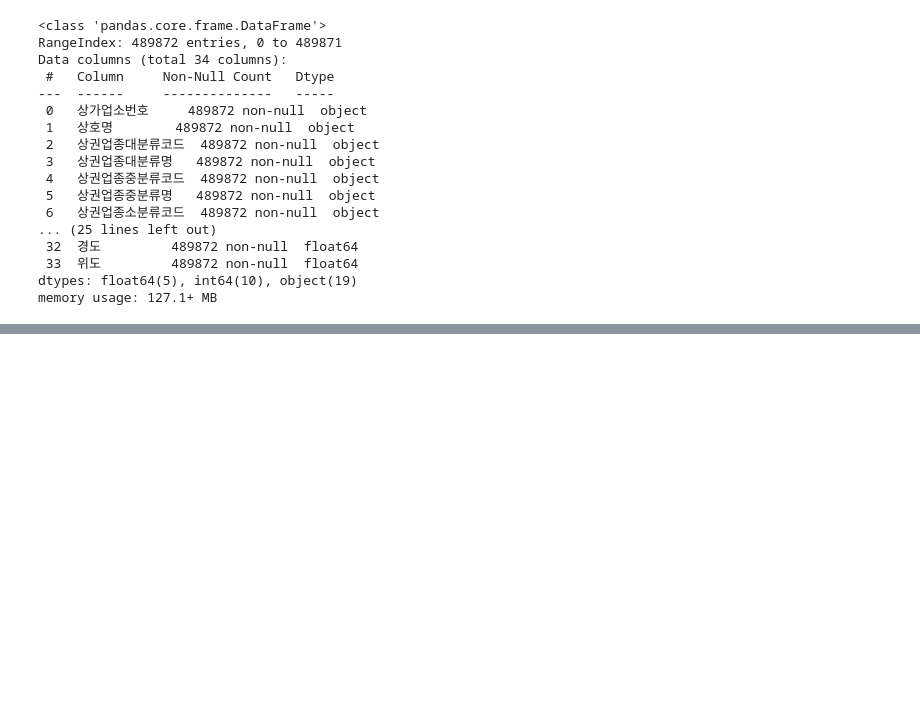
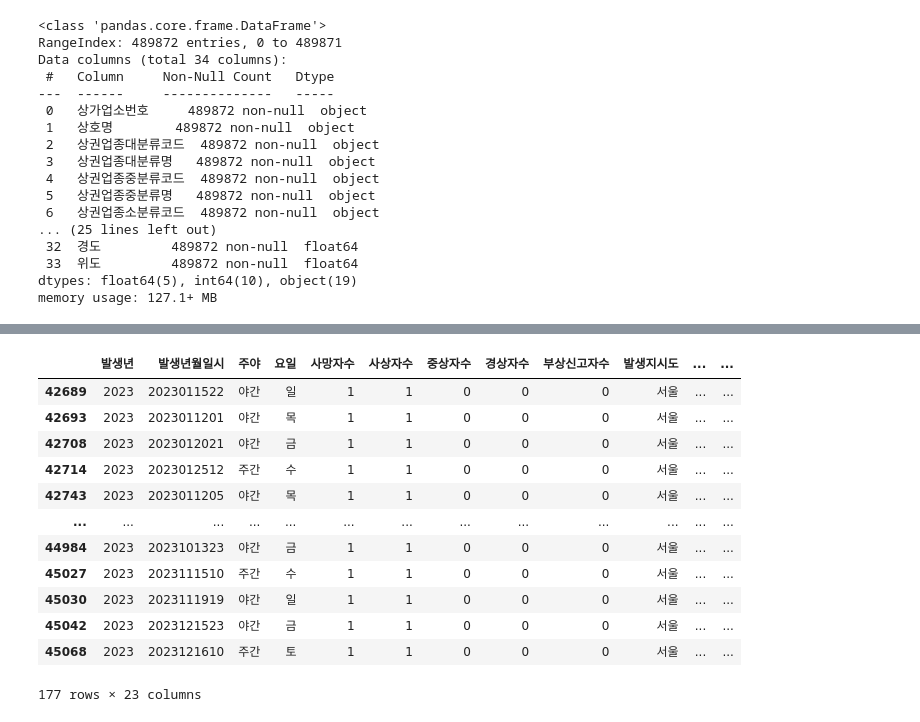
Before and after one commit to Yuu-Yur/DDProject, a Jupyter notebook: DDdataPreProcessing.ipynb, the cells around one changed output, grey strips where cells are left out. Saved outputs shown, nothing was run; the diff lists cells and outputs as text; code cells hidden in the pictures; blank space fills up the shorter version.

```diff
--- a/DDdataPreProcessing.ipynb
+++ b/DDdataPreProcessing.ipynb
@@ -385,0 +374,19 @@ df14_3.head()
+# %%
+df16 = pd.read_csv('./data/12_23_사망교통사고정보.csv', encoding='euc-kr', header=0, low_memory=False)
+df16_23 = df16[df16['발생년'] == 2023]
+df16_23_seoul = df16_23[df16_23['발생지시도'] == '서울']
+df16_23_seoul
+# %% [output]
+|  | 발생년 | 발생년월일시 | 주야 | 요일 | 사망자수 | 사상자수 | 중상자수 | 경상자수 | 부상신고자수 | 발생지시도 | ... | ... |
+| 42689 | 2023 | 2023011522 | 야간 | 일 | 1 | 1 | 0 | 0 | 0 | 서울 | ... | ... |
+| 42693 | 2023 | 2023011201 | 야간 | 목 | 1 | 1 | 0 | 0 | 0 | 서울 | ... | ... |
+| 42708 | 2023 | 2023012021 | 야간 | 금 | 1 | 1 | 0 | 0 | 0 | 서울 | ... | ... |
+| 42714 | 2023 | 2023012512 | 주간 | 수 | 1 | 1 | 0 | 0 | 0 | 서울 | ... | ... |
+| 42743 | 2023 | 2023011205 | 야간 | 목 | 1 | 1 | 0 | 0 | 0 | 서울 | ... | ... |
+| ... | ... | ... | ... | ... | ... | ... | ... | ... | ... | ... | ... | ... |
+| 44984 | 2023 | 2023101323 | 야간 | 금 | 1 | 1 | 0 | 0 | 0 | 서울 | ... | ... |
+| 45027 | 2023 | 2023111510 | 주간 | 수 | 1 | 1 | 0 | 0 | 0 | 서울 | ... | ... |
+| 45030 | 2023 | 2023111919 | 야간 | 일 | 1 | 1 | 0 | 0 | 0 | 서울 | ... | ... |
+| 45042 | 2023 | 2023121523 | 야간 | 금 | 1 | 1 | 0 | 0 | 0 | 서울 | ... | ... |
+| 45068 | 2023 | 2023121610 | 주간 | 토 | 1 | 1 | 0 | 0 | 0 | 서울 | ... | ... |
+177 rows × 23 columns
```
Also changed, not shown: parts of 13 cells of this notebook, 3 other files.
